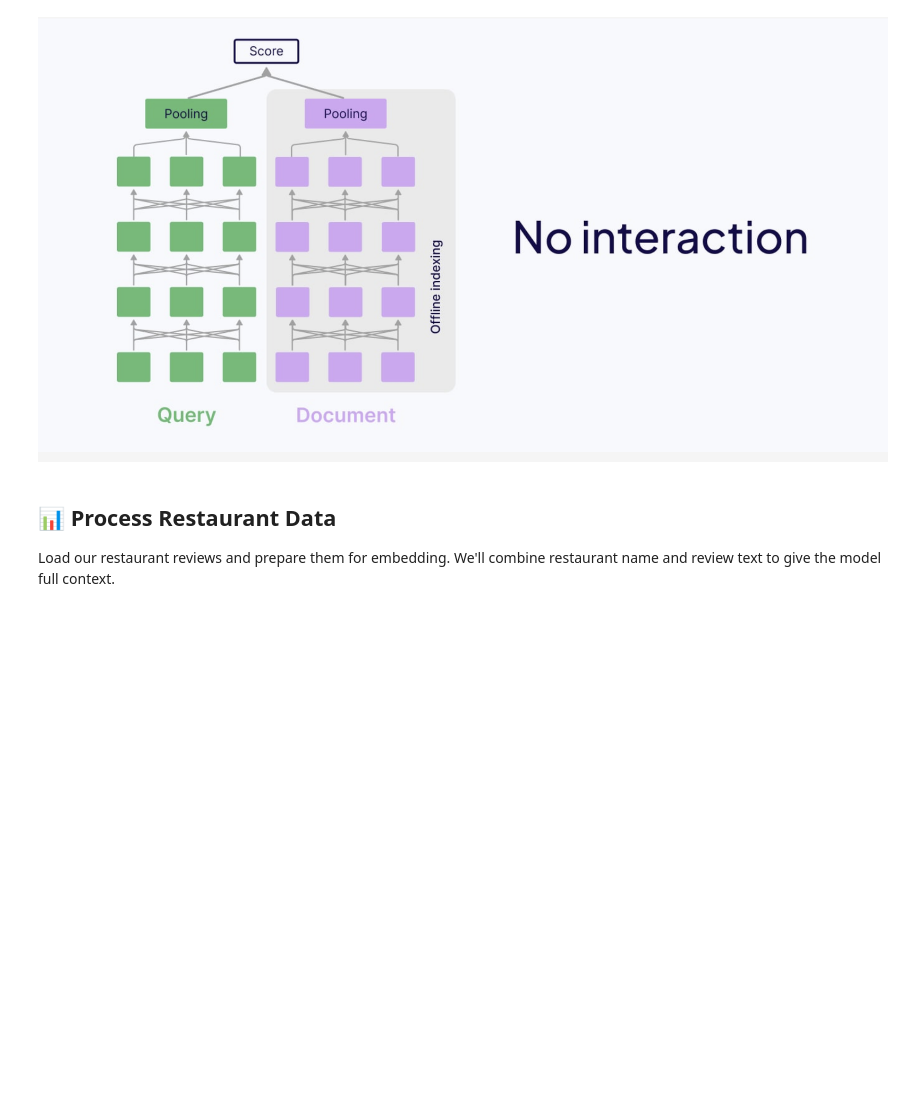
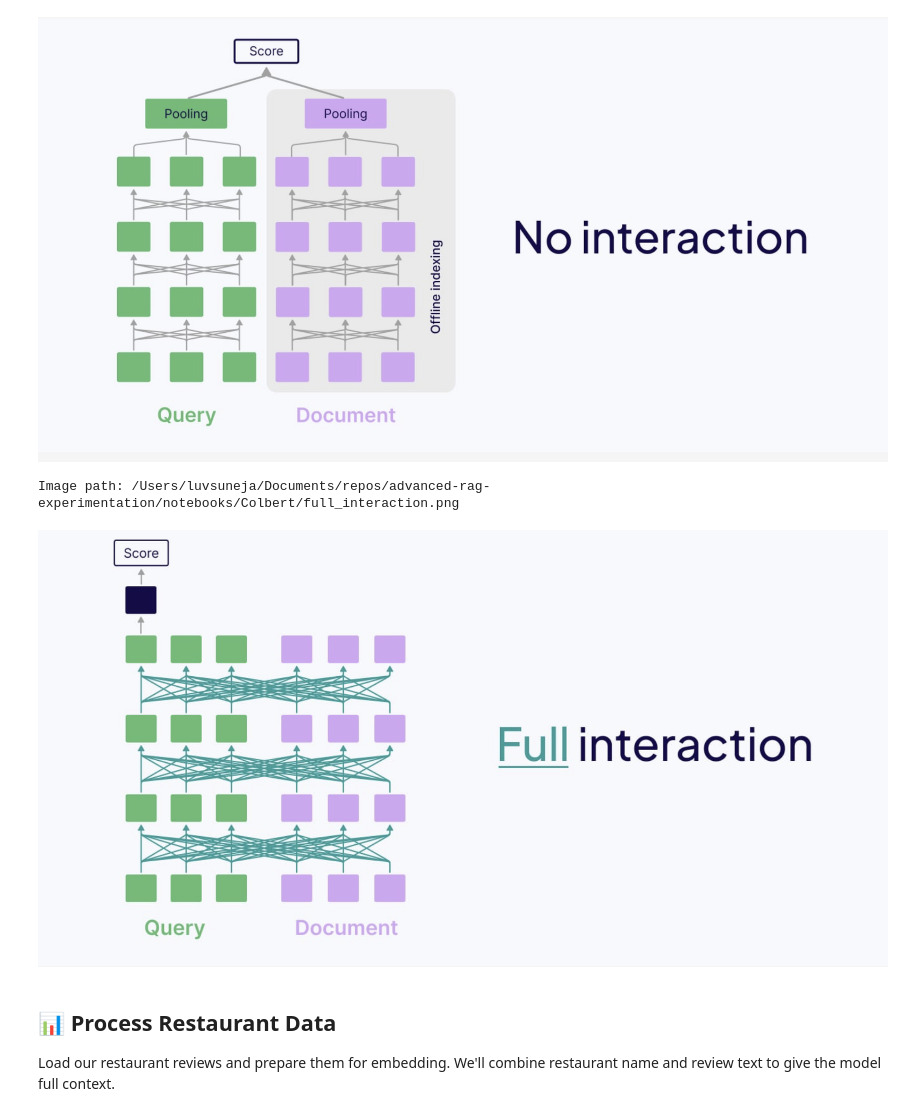
Before and after one commit to recalibr-ai/advanced-rag-experimentation, a Jupyter notebook: notebooks/ColBERT/2-Dense-Embeddings.ipynb, the cells around one changed output. Saved outputs shown, nothing was run; the diff lists cells and outputs as text; code cells hidden in the pictures; blank space fills up the shorter version.

Commit message:
full interaction

```diff
--- a/notebooks/ColBERT/2-Dense-Embeddings.ipynb
+++ b/notebooks/ColBERT/2-Dense-Embeddings.ipynb
@@ -121,6 +122,12 @@ show_image("Colbert/dense2.png")
 # %% [output]
 Image path: /Users/luvsuneja/Documents/repos/advanced-rag-experimentation/notebooks/Colbert/dense2.png
 [figure]
+# %%
+# Credits: https://weaviate.io/blog/late-interaction-overview
+show_image("Colbert/full_interaction.png")
+# %% [output]
+Image path: /Users/luvsuneja/Documents/repos/advanced-rag-experimentation/notebooks/Colbert/full_interaction.png
+[figure, added]
 # %% [markdown]
 ## 📊 Process Restaurant Data
 
```
Also changed, not shown: parts of 6 cells of this notebook, 1 other file.
